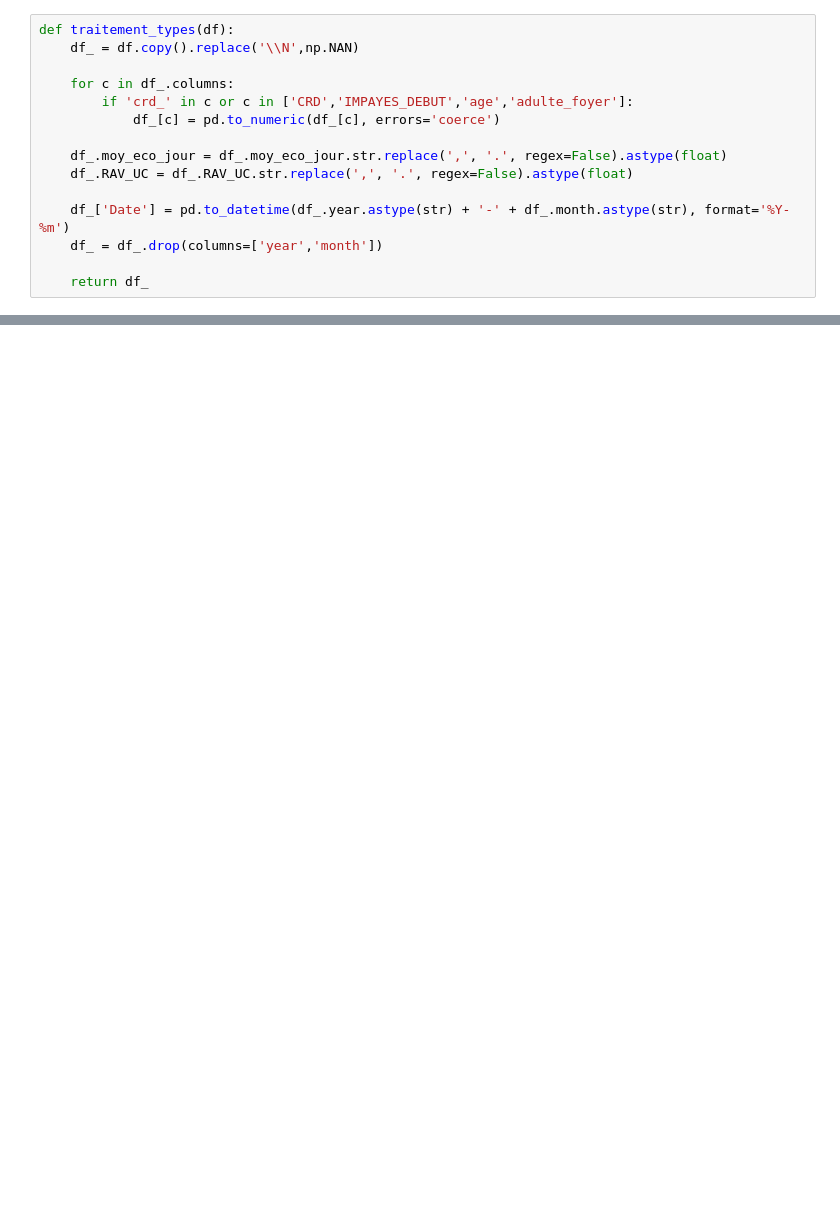
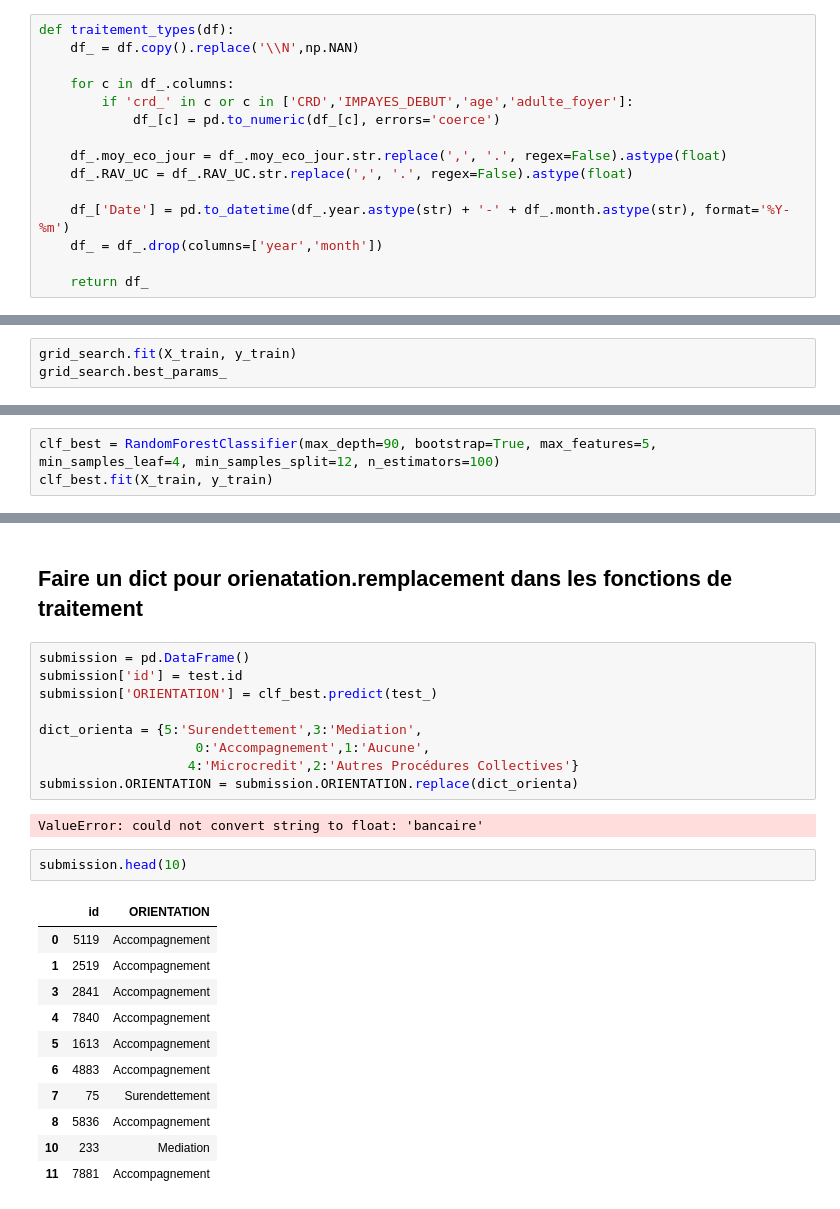
Before and after one commit to willcard/Cresus_Kaggle_Competition, a Jupyter notebook: entrainement_cresus.ipynb, the cells around one changed output, grey strips where cells are left out. Saved outputs shown, nothing was run; the diff lists cells and outputs as text; blank space fills up the shorter version.

```diff
--- a/entrainement_cresus.ipynb
+++ b/entrainement_cresus.ipynb
@@ -180,0 +247,3 @@ test['groupe'] = mf_test['kmeans']
+# %%
+grid_search.fit(X_train, y_train)
+grid_search.best_params_
@@ -180,0 +287,3 @@ test['groupe'] = mf_test['kmeans']
+# %%
+clf_best = RandomForestClassifier(max_depth=90, bootstrap=True, max_features=5, min_samples_leaf=4, min_samples_split=12, n_estimators=100)
+clf_best.fit(X_train, y_train)
@@ -180,0 +328,27 @@ test['groupe'] = mf_test['kmeans']
+# %% [markdown]
+## Faire un dict pour orienatation.remplacement dans les fonctions de traitement
+# %%
+submission = pd.DataFrame()
+submission['id'] = test.id
+submission['ORIENTATION'] = clf_best.predict(test_)
+
+dict_orienta = {5:'Surendettement',3:'Mediation',
+                    0:'Accompagnement',1:'Aucune',
+                   4:'Microcredit',2:'Autres Procédures Collectives'}
+submission.ORIENTATION = submission.ORIENTATION.replace(dict_orienta)
+# %% [output]
+ValueError: could not convert string to float: 'bancaire'
+# %%
+submission.head(10)
+# %% [output]
+|  | id | ORIENTATION |
+| 0 | 5119 | Accompagnement |
+| 1 | 2519 | Accompagnement |
+| 3 | 2841 | Accompagnement |
+| 4 | 7840 | Accompagnement |
+| 5 | 1613 | Accompagnement |
+| 6 | 4883 | Accompagnement |
+| 7 | 75 | Surendettement |
+| 8 | 5836 | Accompagnement |
+| 10 | 233 | Mediation |
+| 11 | 7881 | Accompagnement |
```
Also changed, not shown: parts of 39 cells of this notebook, 2 other files.
